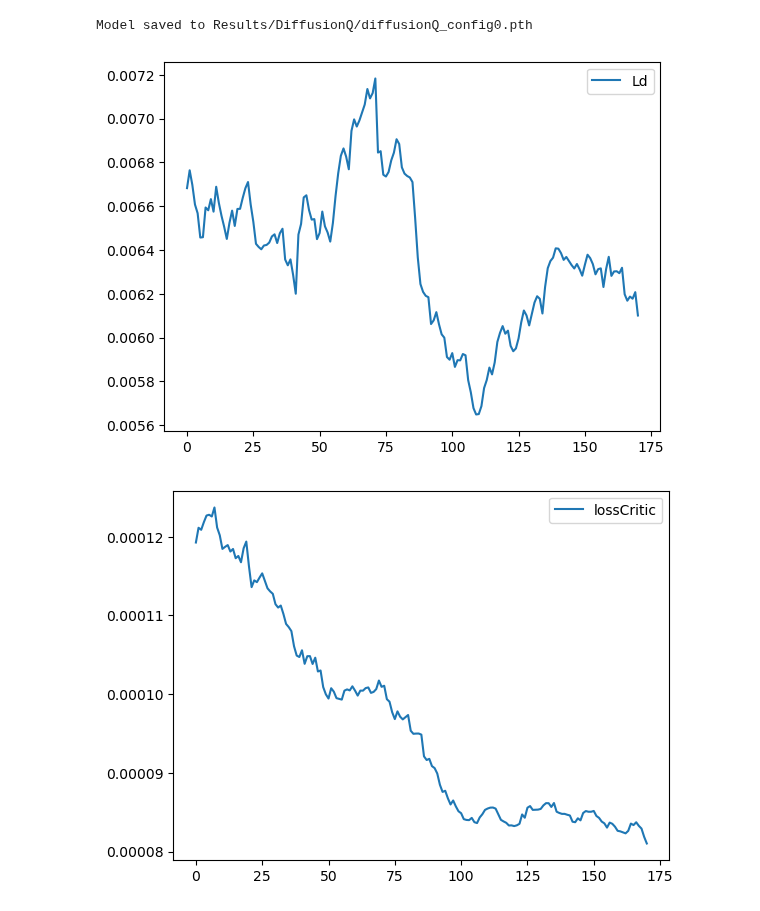
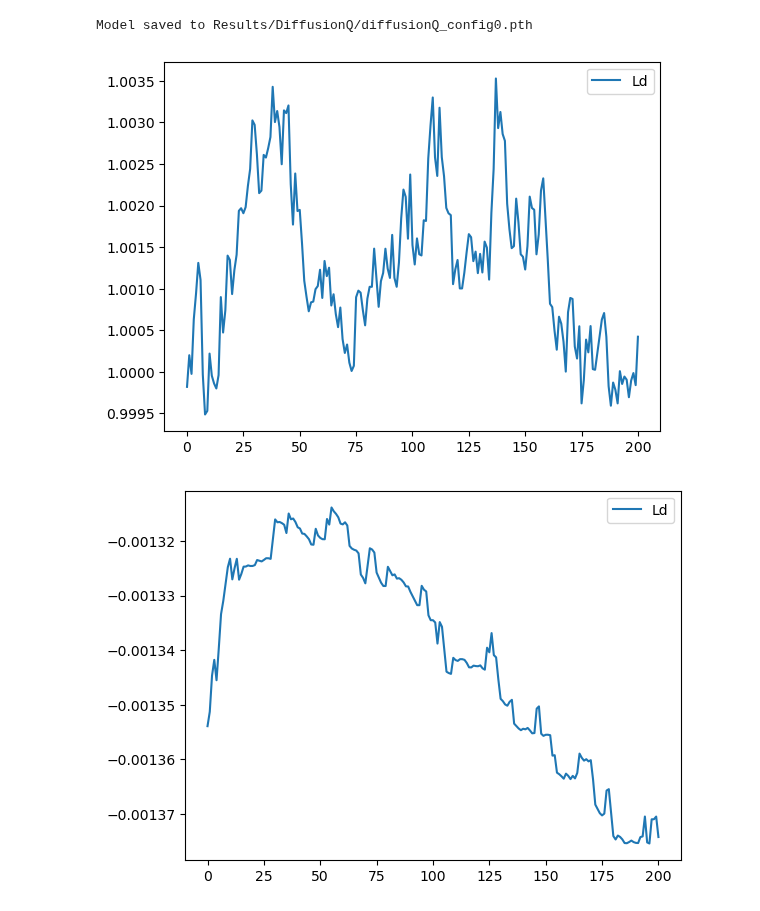
Before and after one commit to evanyeh5118/diffusion_resource_schduling_intra_slice, a Jupyter notebook: demo03a_train_diffusionQ.ipynb, the cells around one changed output. Saved outputs shown, nothing was run; the diff lists cells and outputs as text; code cells hidden in the pictures.

```diff
--- a/demo03a_train_diffusionQ.ipynb
+++ b/demo03a_train_diffusionQ.ipynb
@@ -41,23 +41,32 @@ Smooth Order:           3
 # ==== Prepare Policy====
 with open(f'Results/MdpPolicy/mdpKernelParams_config{configIdx}.pkl', 'rb') as f:
     mdpKernelParams = pickle.load(f)
-mdpPolicy = MdpKernel()
-mdpPolicy.load_policy(mdpKernelParams)
+mdpPolicyStochastic = MdpKernel()
+mdpPolicyStochastic.load_policy(mdpKernelParams, policyMode="stochastic")
+mdpPolicyDeterministic = MdpKernel()
+mdpPolicyDeterministic.load_policy(mdpKernelParams, policyMode="deterministic")
 
 # ==== Prepare Simulator====
-num_windows = 10000
+num_windows = 5000
 obvMode = "predicted" # "perfect" or "predicted"
-policySimulator = PolicySimulator(mdpPolicy, env)
-simResult = policySimulator.runSimulation(mdpPolicy, num_windows=num_windows, obvMode=obvMode, mode="train", type="data")
-(uRecord, actionsRecord, rewardRecord, uNextRecord) = (simResult['uRecord'], simResult['actionsRecord'],
-                                                       simResult['rewardRecord'], simResult['uNextRecord'])
+policySimulator = PolicySimulator(mdpPolicyStochastic, env)
+simResultStochastic = policySimulator.runSimulation(mdpPolicyStochastic, num_windows=num_windows, obvMode=obvMode, mode="train", type="data")
+policySimulator = PolicySimulator(mdpPolicyDeterministic, env)
+simResultDeterministic = policySimulator.runSimulation(mdpPolicyDeterministic, num_windows=num_windows, obvMode=obvMode, mode="train", type="data")
+uRecord = np.concatenate((simResultStochastic['uRecord'], simResultDeterministic['uRecord']))
+(uRecord, actionsRecord, rewardRecord, uNextRecord) = (
+    simResultStochastic['uRecord'] + simResultDeterministic['uRecord'],
+    simResultStochastic['actionsRecord'] + simResultDeterministic['actionsRecord'],
+    simResultStochastic['rewardRecord'] + simResultDeterministic['rewardRecord'],
+    simResultStochastic['uNextRecord'] + simResultDeterministic['uNextRecord']
+)
 # %%
 diffusionQParams = {
     'device': 'cuda',
-    'gamma': 0.99,
+    'gamma': 0.01,
     'tau': 0.01,
-    'lr': 3e-3,
-    'eta': 1e-6,
+    'lr': 3e-2,
+    'eta': 1e-5,
     'dropout_p': 0.1,
 }
 diffusionPolicyInterface = DiffusionPolicyInterface(envParams, **diffusionQParams)
@@ -77,13 +86,16 @@ Model saved to Results/DiffusionQ/diffusionQ_config0.pth
 # %%
 def smooth(data, window_size=10):
     return np.convolve(data, np.ones(window_size)/window_size, mode='valid')
 
-plt.plot(smooth(info['LdRecord'][-200:], window_size=30), label="Ld")
+plt.plot(smooth(info['LdRecord'][-300:], window_size=100), label="Ld")
 plt.legend()
 plt.show()
-plt.plot(smooth(info['lossCriticRecord'][-200:], window_size=30), label="lossCritic")
+plt.plot(smooth(info['LqRecord'][-300:], window_size=100), label="Ld")
 plt.legend()
 plt.show()
+plt.plot(smooth(info['lossCriticRecord'][-300:], window_size=100), label="lossCritic")
+plt.legend()
+plt.show()
 # %% [output]
-[figure, old version]
+[figure, new version]
-[figure, old version]
+[figure, new version]
```
Also changed, not shown: parts of 1 cell of this notebook, 9 other files.
